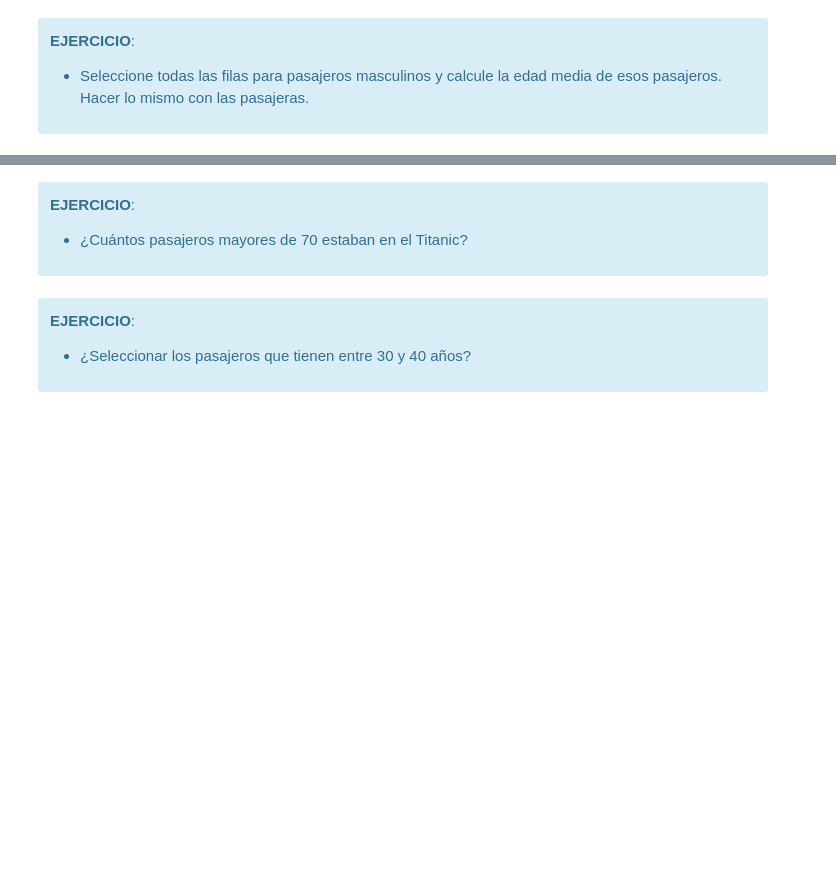
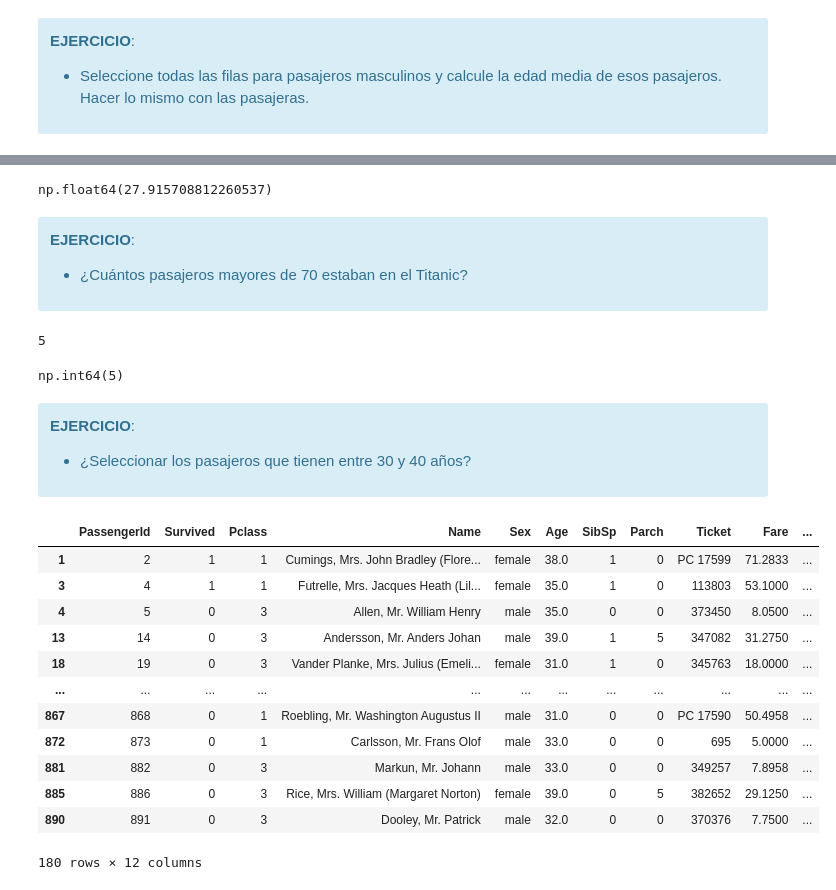
Before and after one commit to chava131011/Data-Science-Coursework, a Jupyter notebook: Classes Resources/CD_06_Pandas/3-Operaciones-Agregaciones.ipynb, the cells around one changed output, grey strips where cells are left out. Drawn from its saved outputs; the diff is of its cells as text; code cells hidden in the pictures; blank space fills up the shorter version.

```diff
--- a/Classes Resources/CD_06_Pandas/3-Operaciones-Agregaciones.ipynb
+++ b/Classes Resources/CD_06_Pandas/3-Operaciones-Agregaciones.ipynb
@@ -165,3 +299,8 @@ df.hist()
+# %%
+
+df[df['Sex'] == 'female']['Age'].mean()
+# %% [output]
+np.float64(27.915708812260537)
 # %% [markdown]
 <div class="alert alert-info">
 
@@ -171,6 +310,15 @@ df.hist()
   <li>¿Cuántos pasajeros mayores de 70 estaban en el Titanic?</li>
 </ul>
 </div>
+# %%
+
+len(df[df['Age'] > 70])
+# %% [output]
+5
+# %%
+(df['Age']>70).sum()
+# %% [output]
+np.int64(5)
 # %% [markdown]
 <div class="alert alert-info">
 
@@ -180,3 +328,19 @@ df.hist()
   <li>¿Seleccionar los pasajeros que tienen entre 30 y 40 años?</li>
 </ul>
 </div>
+# %%
+df[ (df['Age'] >= 30 ) & (df['Age'] <= 40)]
+# %% [output]
+|  | PassengerId | Survived | Pclass | Name | Sex | Age | SibSp | Parch | Ticket | Fare | ... |
+| 1 | 2 | 1 | 1 | Cumings, Mrs. John Bradley (Flore... | female | 38.0 | 1 | 0 | PC 17599 | 71.2833 | ... |
+| 3 | 4 | 1 | 1 | Futrelle, Mrs. Jacques Heath (Lil... | female | 35.0 | 1 | 0 | 113803 | 53.1000 | ... |
+| 4 | 5 | 0 | 3 | Allen, Mr. William Henry | male | 35.0 | 0 | 0 | 373450 | 8.0500 | ... |
+| 13 | 14 | 0 | 3 | Andersson, Mr. Anders Johan | male | 39.0 | 1 | 5 | 347082 | 31.2750 | ... |
+| 18 | 19 | 0 | 3 | Vander Planke, Mrs. Julius (Emeli... | female | 31.0 | 1 | 0 | 345763 | 18.0000 | ... |
+| ... | ... | ... | ... | ... | ... | ... | ... | ... | ... | ... | ... |
+| 867 | 868 | 0 | 1 | Roebling, Mr. Washington Augustus II | male | 31.0 | 0 | 0 | PC 17590 | 50.4958 | ... |
+| 872 | 873 | 0 | 1 | Carlsson, Mr. Frans Olof | male | 33.0 | 0 | 0 | 695 | 5.0000 | ... |
+| 881 | 882 | 0 | 3 | Markun, Mr. Johann | male | 33.0 | 0 | 0 | 349257 | 7.8958 | ... |
+| 885 | 886 | 0 | 3 | Rice, Mrs. William (Margaret Norton) | female | 39.0 | 0 | 5 | 382652 | 29.1250 | ... |
+| 890 | 891 | 0 | 3 | Dooley, Mr. Patrick | male | 32.0 | 0 | 0 | 370376 | 7.7500 | ... |
+180 rows × 12 columns
```
Also changed, not shown: parts of 19 cells of this notebook, 2 other files.
